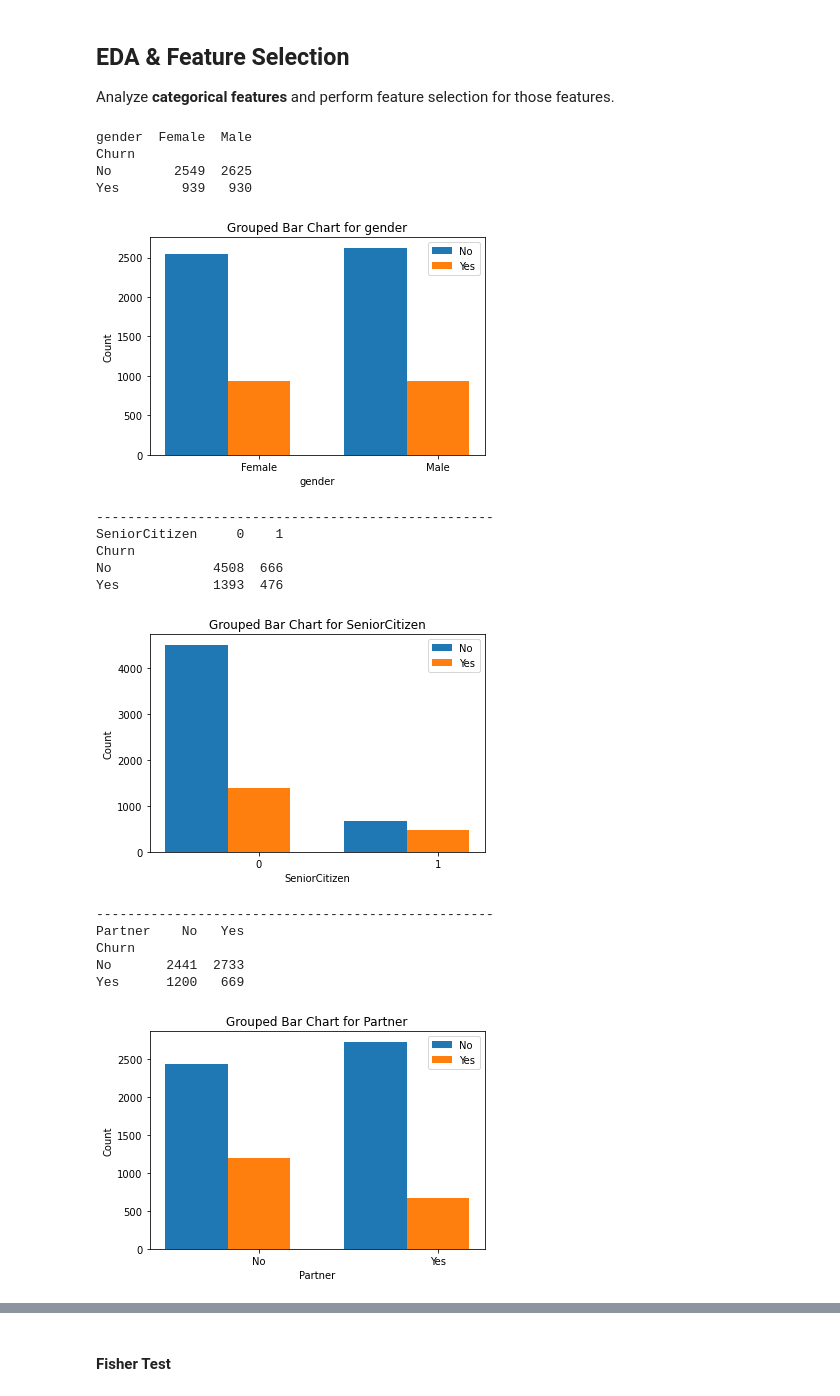
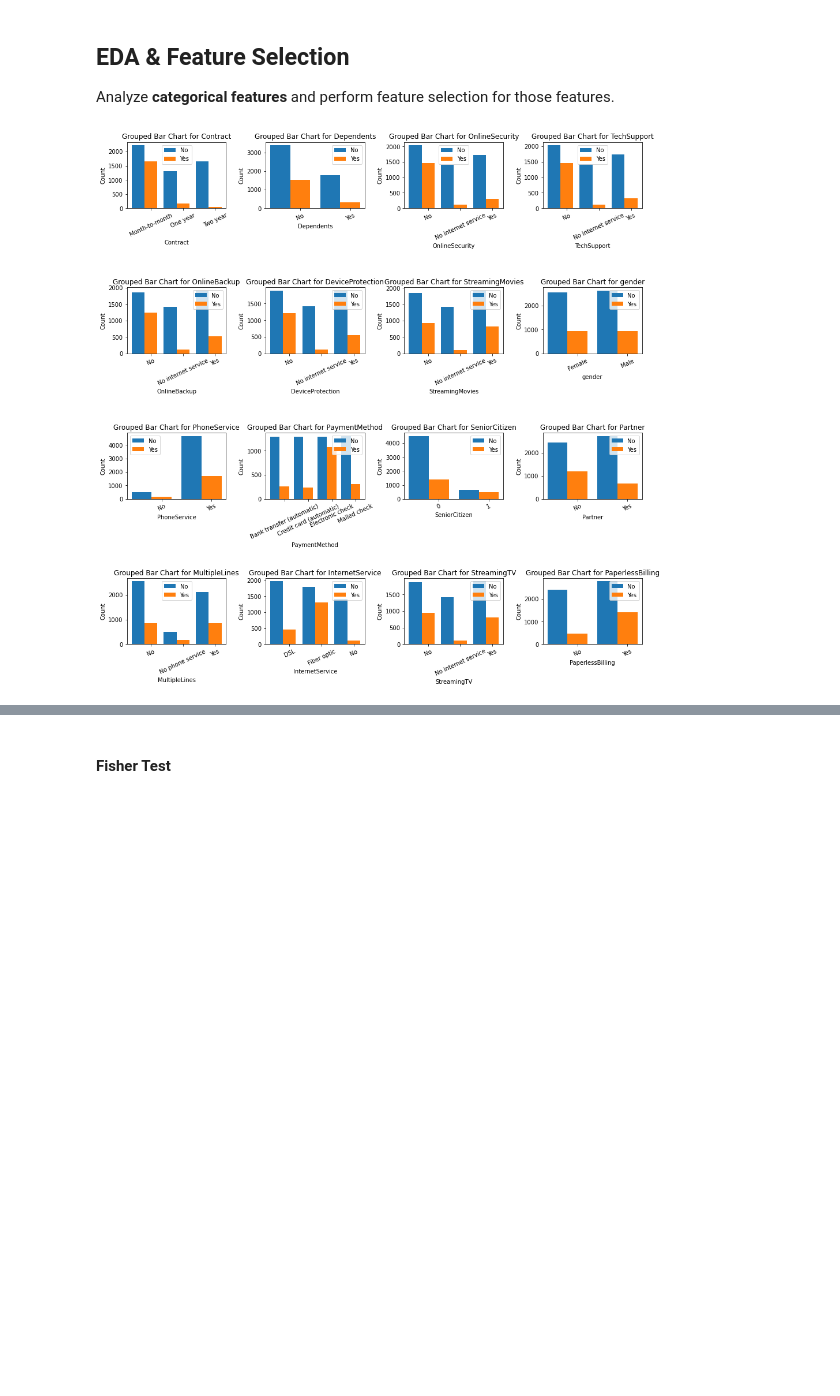
Before and after one commit to COGS118A/Group014-SP23, a Jupyter notebook: FinalProject_Group014-SP23.ipynb, the cells around one changed output, grey strips where cells are left out. Cells and saved outputs as stored; diff of their text form; code cells hidden in the pictures; blank space fills up the shorter version.

Commit message:
Graph Layout Adjusted

```diff
--- a/FinalProject_Group014-SP23.ipynb
+++ b/FinalProject_Group014-SP23.ipynb
@@ -248,58 +249,46 @@ Analyze **categorical features** and perform feature selection for those feature
 # %%
 churn_categories = df['Churn'].unique()
 categorical_features = {'gender','SeniorCitizen','Partner','Dependents','PhoneService','MultipleLines',
                        'InternetService','OnlineSecurity','OnlineBackup','DeviceProtection','TechSupport',
                        'StreamingTV','StreamingMovies','Contract','PaperlessBilling','PaymentMethod'}
 
-for feature in df.columns:
-    if feature in categorical_features:
-        contingency_table = pd.crosstab(df['Churn'], df[feature])
-        print(contingency_table)
+fig, axes = plt.subplots(4, 4, figsize=(16, 16))
 
-        # Stacked bar chart
-        """"
-        contingency_table.plot(kind='bar', stacked=True)
-        plt.xlabel('Churn')
-        plt.ylabel('Count')
-        plt.title(f'Stacked Bar Chart for {col}')
-        plt.show()
-        """
 
-        # Grouped Bar Chart
-        contingency_table = pd.crosstab(df['Churn'], df[feature])
-        categories = contingency_table.columns
-        x = np.arange(len(categories))
-        width = 0.35
+for i, feature in enumerate(categorical_features):
 
-        fig, ax = plt.subplots()
-        for i, churn_category in enumerate(churn_categories):
-            counts = contingency_table.loc[churn_category].values
-            ax.bar(x + (i * width), counts, width, label=churn_category)
+    # contingency table
+    contingency_table = pd.crosstab(df['Churn'], df[feature])
 
-        ax.set_xlabel(feature)
-        ax.set_ylabel('Count')
-        ax.set_title(f'Grouped Bar Chart for {feature}')
-        ax.set_xticks(x + (len(churn_categories) * width) / 2)
-        ax.set_xticklabels(categories)
-        ax.legend()
-        plt.show()
+    # Get the corresponding subplot axes
+    ax = axes[i // 4, i % 4]
 
-        print('---------------------------------------------------')
+    # Plot grouped bar charts
+    categories = contingency_table.columns
+    x = np.arange(len(categories))
+    width = 0.4
+
+    for j, churn_category in enumerate(churn_categories):
+        counts = contingency_table.loc[churn_category].values
+        ax.bar(x + (j * width), counts, width, label=churn_category)
+
+    ax.set_xlabel(feature)
+    ax.set_ylabel('Count')
+    ax.set_title(f'Grouped Bar Chart for {feature}')
+    ax.set_xticks(x + (len(churn_categories) * width) / 2)
+    ax.set_xticklabels(categories, rotation=25)
+
+    ax.legend()
+
+# Remove empty subplots if the number of features is less than 16
+# if len(categorical_features) < 16:
+#    for i in range(len(categorical_features), 16):
+#        fig.delaxes(axes[i // 4, i % 4])
+
+# Adjust the spacing between subplots
+plt.subplots_adjust(wspace=0.4, hspace=1.2)
+
+# Show the plot
+plt.show()
 # %% [output]
-gender  Female  Male
-Churn
-No        2549  2625
-Yes        939   930
-[figure, old version]
+[figure, new version]
----------------------------------------------------
-SeniorCitizen     0    1
-Churn
-No             4508  666
-Yes            1393  476
-[figure, removed]
----------------------------------------------------
-Partner    No   Yes
-Churn
-No       2441  2733
-Yes      1200   669
-[figure, removed]
```
Also changed, not shown: parts of 13 cells of this notebook.
